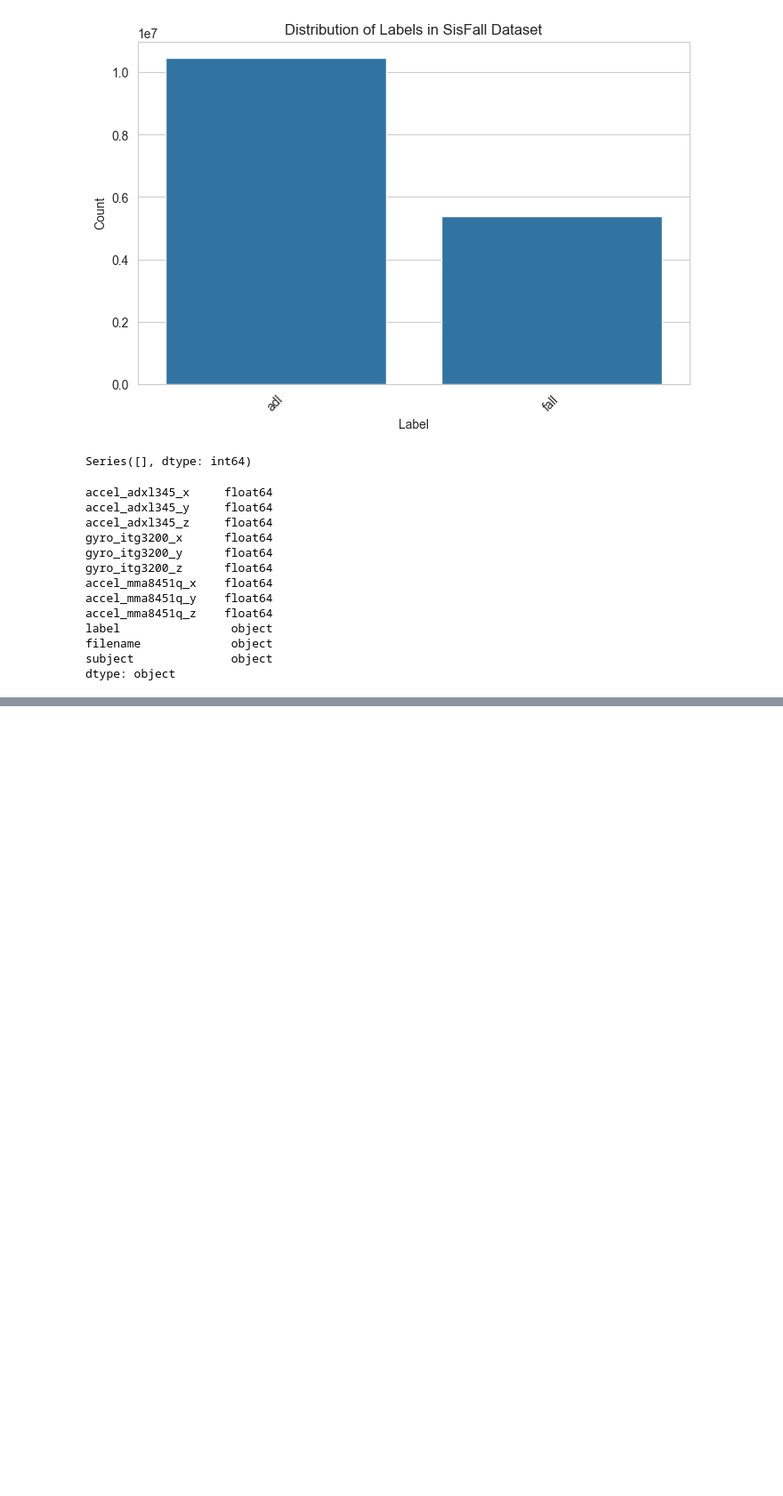
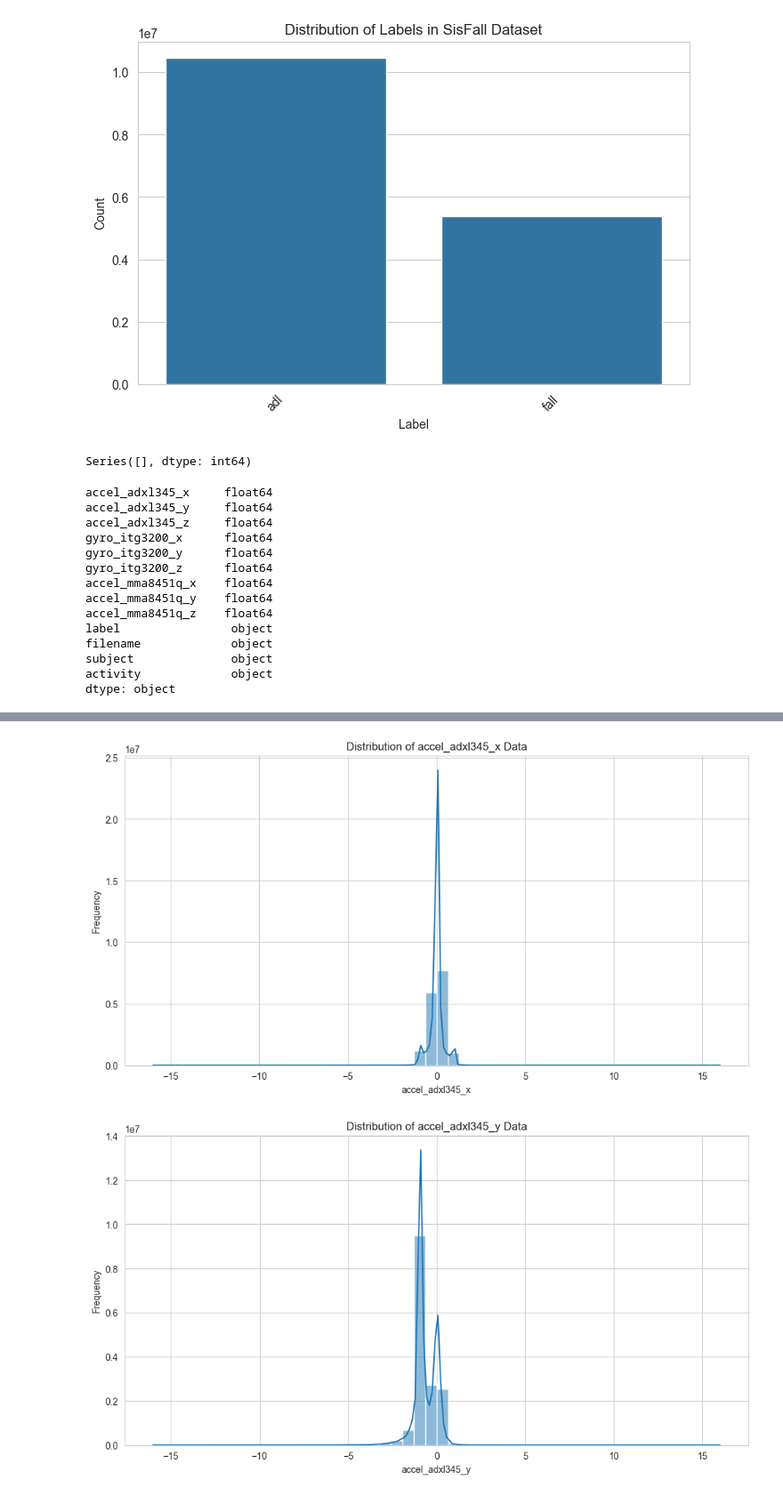
Before and after one commit to Danielar0w0/CAA, a Jupyter notebook: eda.ipynb, the cells around one changed output, grey strips where cells are left out. Shown at 89% size. Drawn from its saved outputs; the diff is of its cells as text; code cells hidden in the pictures; blank space fills up the shorter version.

```diff
--- a/eda.ipynb
+++ b/eda.ipynb
@@ -108,6 +108,7 @@ def load_sisfall_dataset(dataset_dir):
                     # Add filename and subject information
                     file_data['filename'] = file
                     file_data['subject'] = subject_folder
+                    file_data['activity'] = file.split('_')[0]  # Extract activity from filename
 
                     dataset.append(file_data)
 
@@ -226,6 +227,7 @@ accel_mma8451q_z    float64
 label                object
 filename             object
 subject              object
+activity             object
 dtype: object
 # %%
 # Check the summary statistics of the dataset
@@ -243,20 +245,23 @@ sisfall_data.describe()
 # %%
 # Visualize the distribution of accelerometer and gyroscope data
 def plot_sensor_data_distribution(data, sensor):
     plt.figure(figsize=(12, 6))
     sns.histplot(data[sensor], bins=50, kde=True)
     plt.title(f'Distribution of {sensor} Data')
     plt.xlabel(sensor)
     plt.ylabel('Frequency')
     plt.show()
 
 
 # Plot accelerometer data
-# accel_columns = [col for col in sisfall_data.columns if 'accel' in col]
-# for col in accel_columns:
-#     plot_sensor_data_distribution(sisfall_data, col)
-#
-# # Plot gyroscope data
-# gyro_columns = [col for col in sisfall_data.columns if 'gyro' in col]
-# for col in gyro_columns:
-#     plot_sensor_data_distribution(sisfall_data, col)
+accel_columns = [col for col in sisfall_data.columns if 'accel' in col]
+for col in accel_columns:
+    plot_sensor_data_distribution(sisfall_data, col)
+
+# Plot gyroscope data
+gyro_columns = [col for col in sisfall_data.columns if 'gyro' in col]
+for col in gyro_columns:
+    plot_sensor_data_distribution(sisfall_data, col)
+# %% [output]
+[figure, added]
+[figure, added]
```
Also changed, not shown: parts of 9 cells of this notebook, 8 other files.
